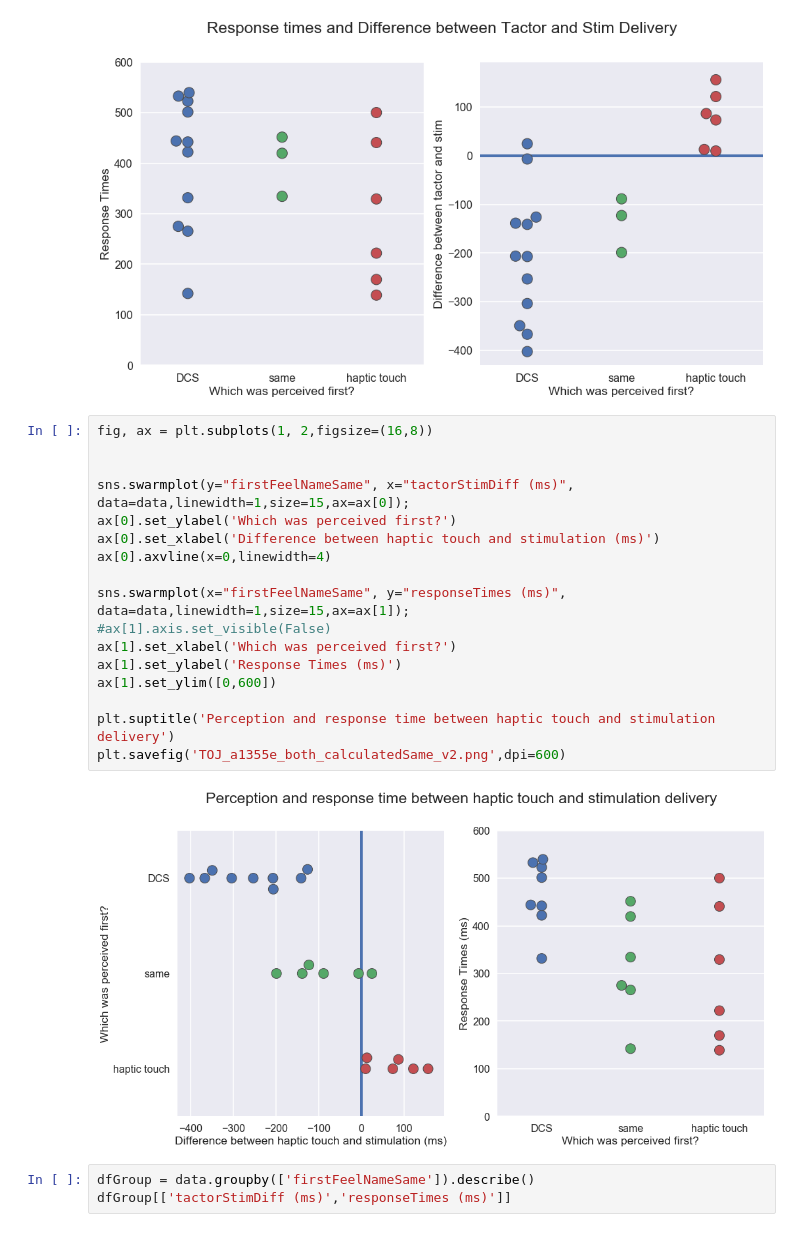
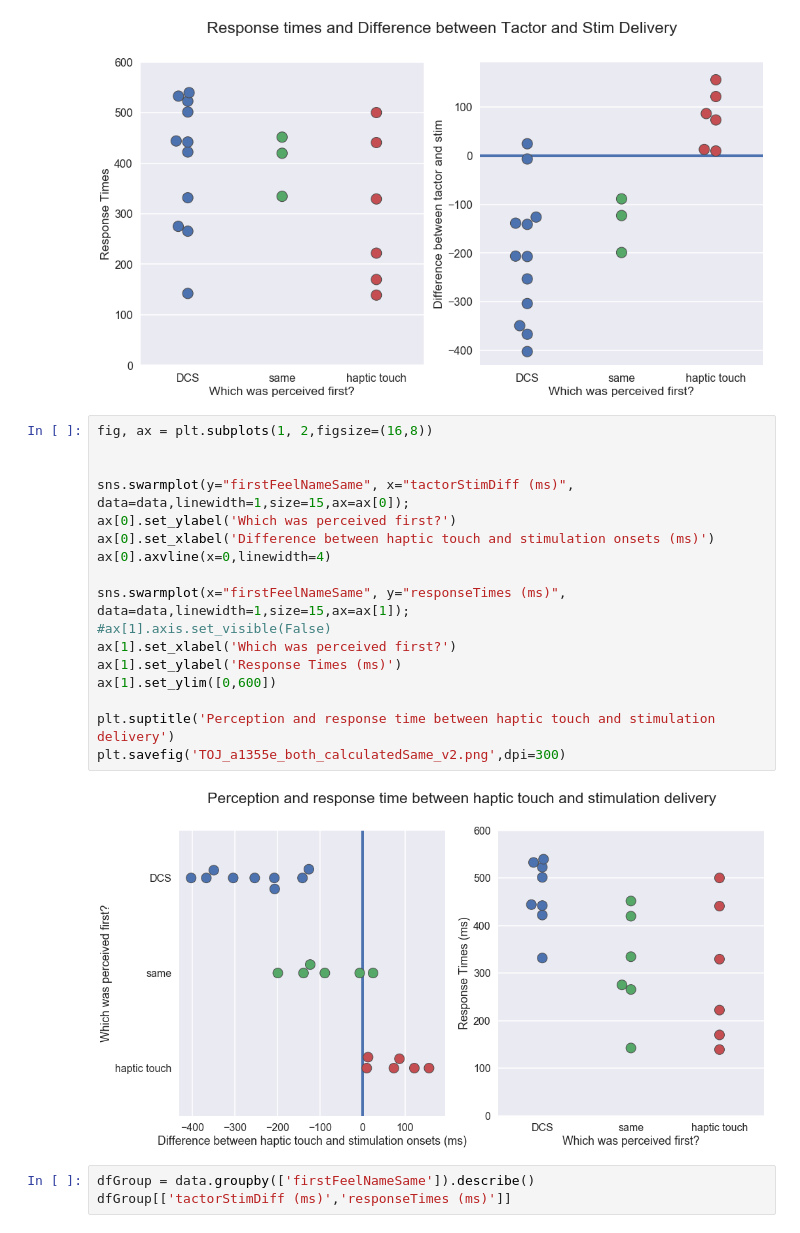
Before and after one commit to davidjuliancaldwell/StimulationResponseTimingPython, a Jupyter notebook: a1355e_tempOrderJudge.ipynb, the cells around one changed output. Saved outputs shown, nothing was run; the diff lists cells and outputs as text.

```diff
--- a/a1355e_tempOrderJudge.ipynb
+++ b/a1355e_tempOrderJudge.ipynb
@@ -195,22 +195,22 @@ plt.savefig('TOJ_a1355e_both_calculated_v2.png',dpi=600)
 # %%
 fig, ax = plt.subplots(1, 2,figsize=(16,8))
 
 
 sns.swarmplot(y="firstFeelNameSame", x="tactorStimDiff (ms)", data=data,linewidth=1,size=15,ax=ax[0]);
 ax[0].set_ylabel('Which was perceived first?')
-ax[0].set_xlabel('Difference between haptic touch and stimulation (ms)')
+ax[0].set_xlabel('Difference between haptic touch and stimulation onsets (ms)')
 ax[0].axvline(x=0,linewidth=4)
 
 sns.swarmplot(x="firstFeelNameSame", y="responseTimes (ms)", data=data,linewidth=1,size=15,ax=ax[1]);
 #ax[1].axis.set_visible(False)
 ax[1].set_xlabel('Which was perceived first?')
 ax[1].set_ylabel('Response Times (ms)')
 ax[1].set_ylim([0,600])
 
 plt.suptitle('Perception and response time between haptic touch and stimulation delivery')
-plt.savefig('TOJ_a1355e_both_calculatedSame_v2.png',dpi=600)
+plt.savefig('TOJ_a1355e_both_calculatedSame_v2.png',dpi=300)
 # %% [output]
-[figure, old version]
+[figure, new version]
 # %%
 dfGroup = data.groupby(['firstFeelNameSame']).describe()
 dfGroup[['tactorStimDiff (ms)','responseTimes (ms)']]
```
